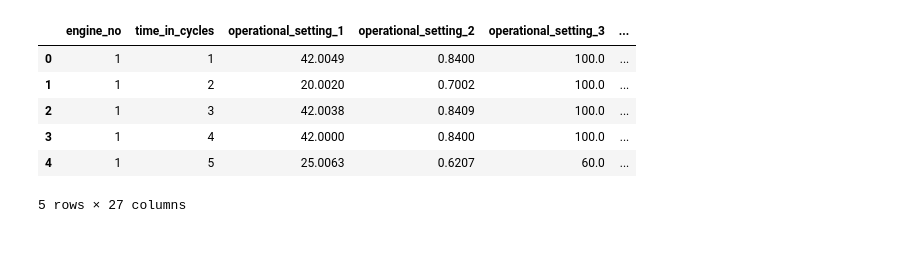
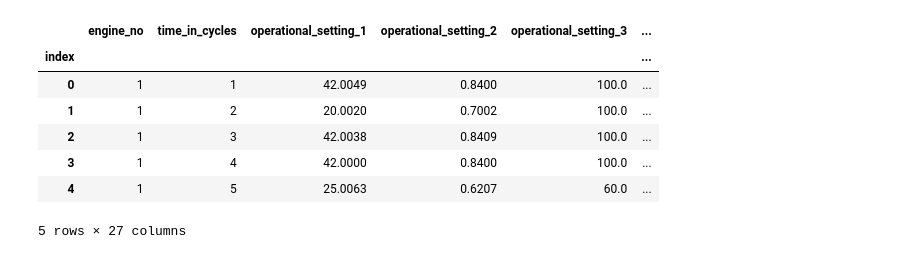
Before and after one commit to alteryx/predict-remaining-useful-life, a Jupyter notebook: LL Demo.ipynb, the cells around one changed output. Cells and saved outputs as stored; diff of their text form; code cells hidden in the pictures.

```diff
--- a/LL Demo.ipynb
+++ b/LL Demo.ipynb
@@ -1,19 +1,21 @@
 # %%
 import numpy as np
 import pandas as pd
 import featuretools as ft
 
 operational_settings = ['operational_setting_{}'.format(i + 1) for i in range (3)]
 sensor_columns = ['sensor_measurement_{}'.format(i + 1) for i in range(26)]
 cols = ['engine_no', 'time_in_cycles'] + operational_settings + sensor_columns
 
 data = pd.read_csv('data/RUL_train.txt', sep=' ', header=-1, names=cols)
 
 data = data.drop(cols[-5:], axis=1)
 data['index'] = data.index
+data.index = data['index']
 data.head()
 # %% [output]
 |  | engine_no | time_in_cycles | operational_setting_1 | operational_setting_2 | operational_setting_3 | ... |
+| index |  |  |  |  |  | ... |
 | 0 | 1 | 1 | 42.0049 | 0.8400 | 100.0 | ... |
 | 1 | 1 | 2 | 20.0020 | 0.7002 | 100.0 | ... |
 | 2 | 1 | 3 | 42.0038 | 0.8409 | 100.0 | ... |
```
Also changed, not shown: parts of 11 cells of this notebook.
